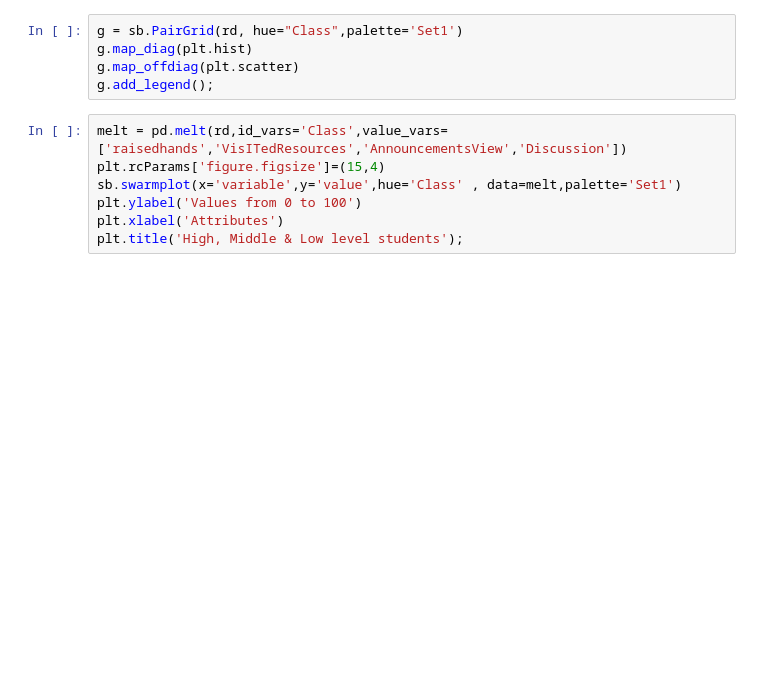
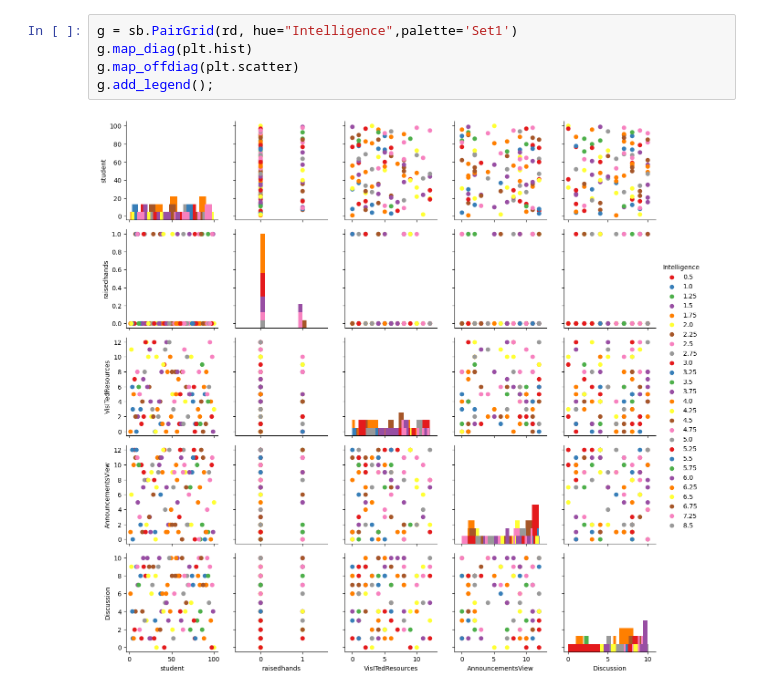
Before and after one commit to SHAY2407/Assignment-Dispersal, a Jupyter notebook: model.ipynb, the cells around one changed output. Cells and saved outputs as stored; diff of their text form; blank space fills up the shorter version.

```diff
--- a/model.ipynb
+++ b/model.ipynb
@@ -43,13 +44,8 @@ rd.hist(figsize=(15, 7));
 # %%
-g = sb.PairGrid(rd, hue="Class",palette='Set1')
+g = sb.PairGrid(rd, hue="Intelligence",palette='Set1')
 g.map_diag(plt.hist)
 g.map_offdiag(plt.scatter)
 g.add_legend();
+# %% [output]
+[figure, added]
-# %%
-melt = pd.melt(rd,id_vars='Class',value_vars=['raisedhands','VisITedResources','AnnouncementsView','Discussion'])
-plt.rcParams['figure.figsize']=(15,4)
-sb.swarmplot(x='variable',y='value',hue='Class' , data=melt,palette='Set1')
-plt.ylabel('Values from 0 to 100')
-plt.xlabel('Attributes')
-plt.title('High, Middle & Low level students');
 # %%
```
Also changed, not shown: parts of 8 cells of this notebook.
